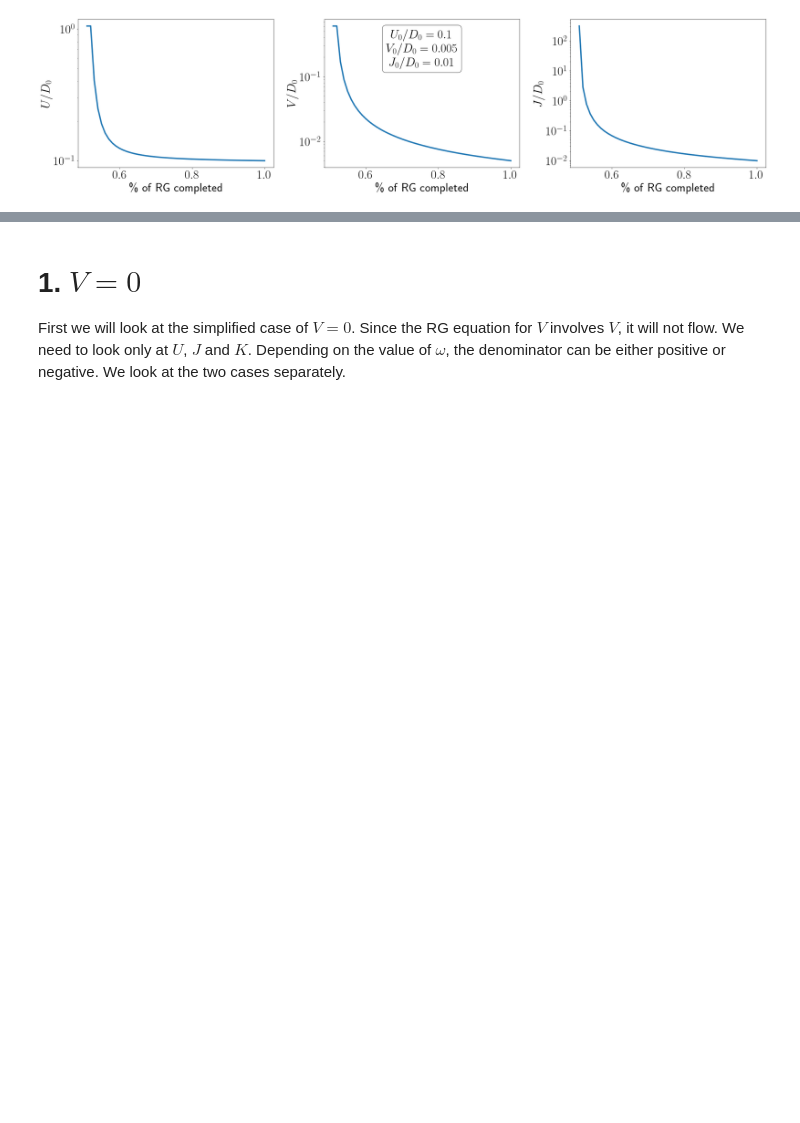
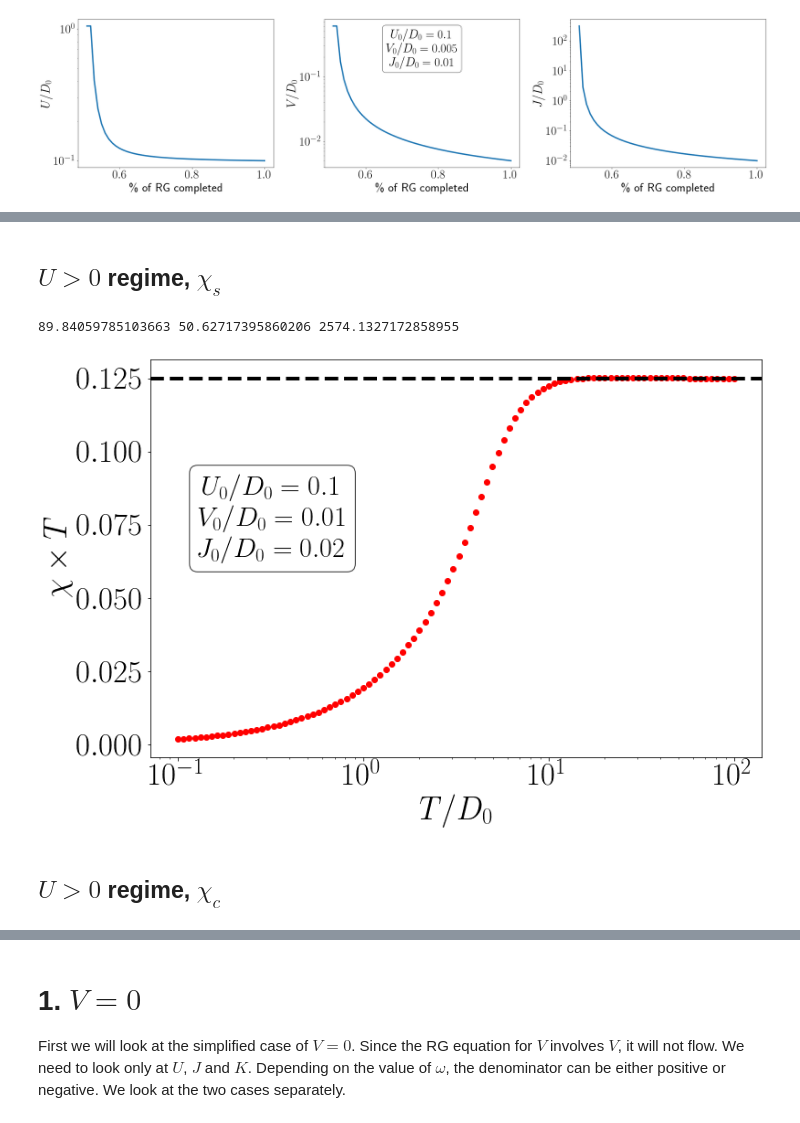
Before and after one commit to abhirup-m/Anderson-Impurity-Model-URG, a Jupyter notebook: spin-charge-symmetrical/spin_charge_symm.ipynb, the cells around one changed output, grey strips where cells are left out. Drawn from its saved outputs; the diff is of its cells as text; code cells hidden in the pictures; blank space fills up the shorter version.

```diff
--- a/spin-charge-symmetrical/spin_charge_symm.ipynb
+++ b/spin-charge-symmetrical/spin_charge_symm.ipynb
@@ -18,7 +18,7 @@ plt.rcParams["figure.figsize"]= 12, 8
 matplotlib.rcParams['lines.linewidth'] = 4
 props = dict(boxstyle='round', ec='black', fc='white', alpha=0.8)
 
-deltaD = 0.1
-rho = 3/deltaD
+deltaD = 0.01
+rho = 2/deltaD
 nj = rho*deltaD
 # %% [markdown]
@@ -441,18 +495,19 @@ plt.xscale("log")
 # %%
-def get_ham(U,V,J,K,h):
+def get_ham(U,V,J,K,h1,h2):
     n = create(2)*destroy(2)
     des = destroy(2)
     crt = create(2)
     Sz = 0.5 * (tensor(n, identity(2)) - tensor(identity(2), n))
     Sp = tensor(crt, des)
-    Sm = Sdp.dag()
+    Sm = Sp.dag()
     Cz = 0.5 * (tensor(n, identity(2)) + tensor(identity(2), n) - 1)
     Cp = tensor(crt, crt)
     Cm = Cp.dag()
-    H_U = U * (tensor(Sz**2, identity(2), identity(2)))
+    H_U = (-U/2) * tensor(Sz**2, identity(2), identity(2))
     H_V = V * tensor(crt, identity(2), des, identity(2)) + V * tensor(identity(2), crt, identity(2), des)
     H_V += H_V.dag()
     H_J = J * (tensor(Sz, Sz) + 0.5*tensor(Sp, Sm) + 0.5*tensor(Sm, Sp))
     H_K = K * (tensor(Cz, Cz) + 0.5*tensor(Cp, Cm) + 0.5*tensor(Cm, Cp))
-    H_h = h * tensor(Sz, identity(2), identity(2))
-    return H_U + H_V + H_J + H_K + H_h
+    H_h1 = h1 * tensor(Sz, identity(2), identity(2))
+    H_h2 = h2 * tensor(Cz, identity(2), identity(2))
+    return H_U + H_V + H_J + H_K + H_h1 + H_h2
@@ -487,0 +553,31 @@ NameError: name 'create' is not defined
+# %% [markdown]
+## $U>0$ regime, $\chi_s$
+# %%
+U0 = D0/10
+V0 = D0/100
+J0 = D0/50
+K = 0
+
+E, U, V, J = complete_RG(w, D0, U0, V0, J0)
+U = U[-1]
+V = V[-1]
+J = J[-1]
+print (U,V,J)
+
+Trange = 10**np.linspace(1, 4, 100)
+chi = get_chi_spin(U,V,J,K,Trange)
+
+plt.scatter(Trange/D0, chi*Trange, color='r')
+plt.xlabel(r"$T/D_0$")
+plt.ylabel(r"$\chi \times T$")
+plt.axhline(1/8, 0, 1, ls="--", color='black')
+plt.xscale("log")
+txt = '\n'.join([r"$U_0/D_0 = {}$".format(U0/D0), r"$V_0/D_0 = {}$".format(V0/D0), r"$J_0/D_0 = {}$".format(J0/D0)])
+plt.text(0.2, 0.6, txt, bbox=props, size=30, horizontalalignment='center', verticalalignment='center', transform=plt.gca().transAxes)
+# plt.savefig("chiT_J={:.3f}.pdf".format(J0/D0), bbox_inches='tight')
+plt.show()
+# %% [output]
+89.84059785103663 50.62717395860206 2574.1327172858955
+[figure, added]
+# %% [markdown]
+## $U>0$ regime, $\chi_c$
```
Also changed, not shown: parts of 29 cells of this notebook, 9 other files.
